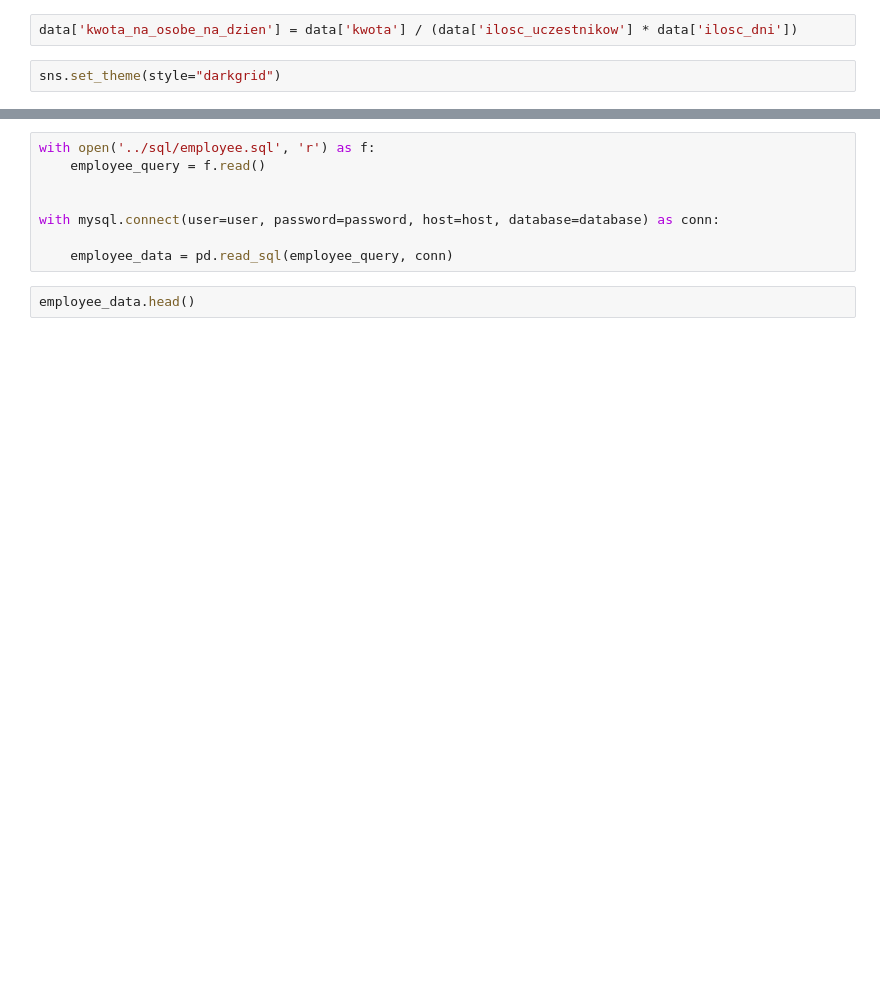
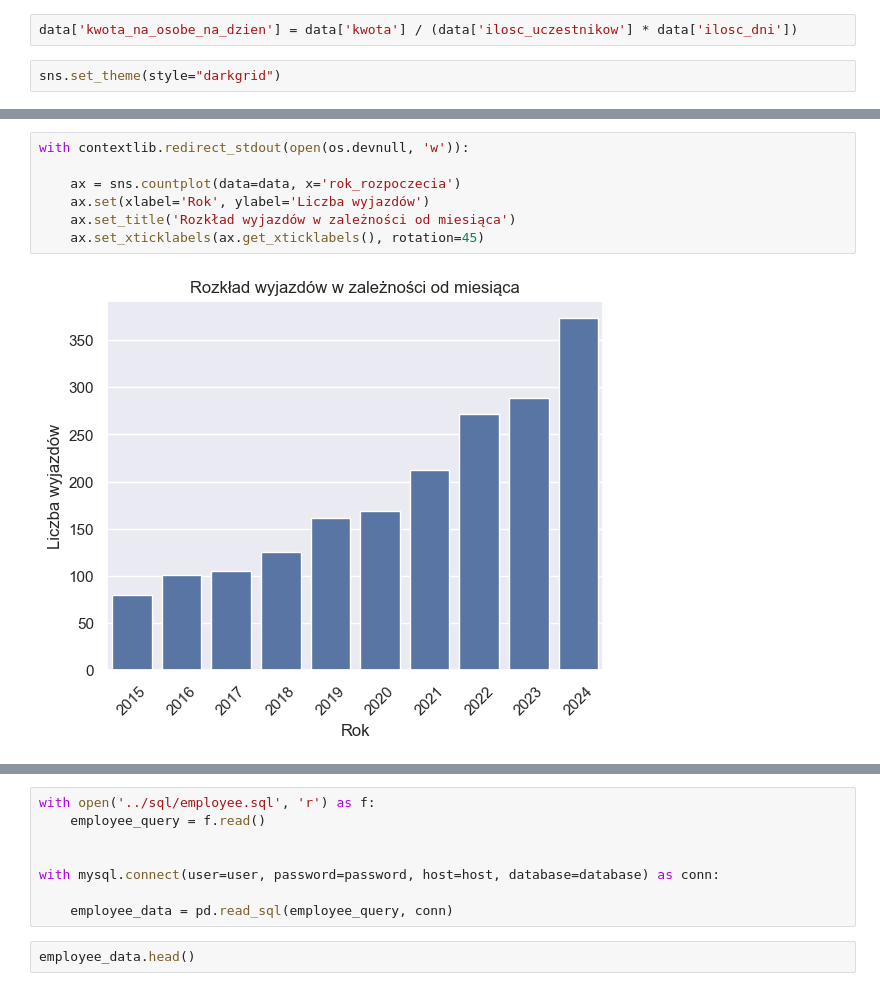
Before and after one commit to DominikJur/Travel-Agency-Data-Fill-and-Analysis, a Jupyter notebook: analysis/analysis.ipynb, the cells around one changed output, grey strips where cells are left out. Cells and saved outputs as stored; diff of their text form; blank space fills up the shorter version.

```diff
--- a/analysis/analysis.ipynb
+++ b/analysis/analysis.ipynb
@@ -117,3 +117,12 @@ with contextlib.redirect_stdout(open(os.devnull, 'w')):
+# %%
+with contextlib.redirect_stdout(open(os.devnull, 'w')):
+
+    ax = sns.countplot(data=data, x='rok_rozpoczecia')
+    ax.set(xlabel='Rok', ylabel='Liczba wyjazdów')
+    ax.set_title('Rozkład wyjazdów w zależności od miesiąca')
+    ax.set_xticklabels(ax.get_xticklabels(), rotation=45)
+# %% [output]
+[figure, added]
 # %%
 reversed_months_dict = {v: k for k, v in months_dict.items()}
 
```
Also changed, not shown: parts of 12 cells of this notebook, 1 other file.
